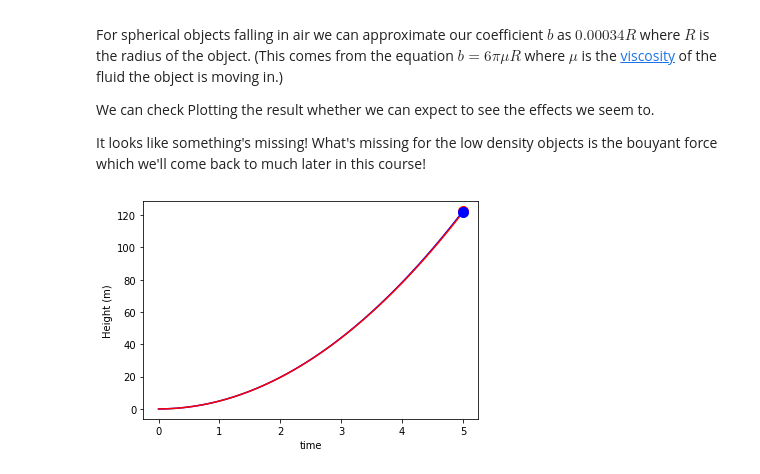
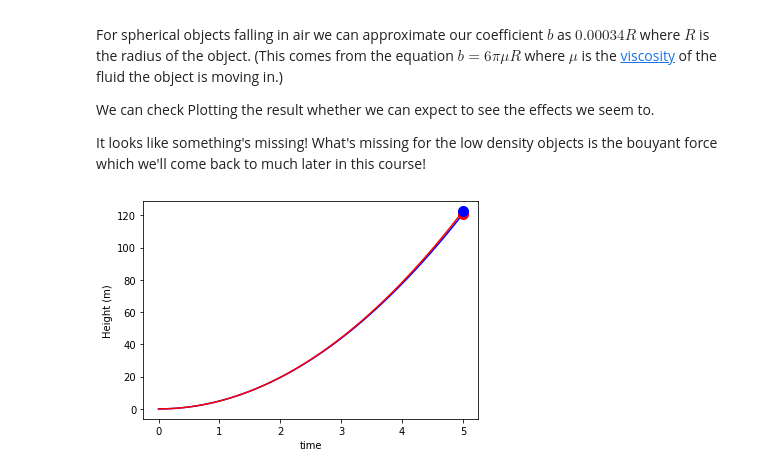
Before and after one commit to marivifs-teaching/PHY141, a Jupyter notebook: Lectures/Lec7.ipynb, the cells around one changed output. Cells and saved outputs as stored; diff of their text form; code cells hidden in the pictures.

```diff
--- a/Lectures/Lec7.ipynb
+++ b/Lectures/Lec7.ipynb
@@ -252,13 +252,15 @@ We can check Plotting the result whether we can expect to see the effects we see
 It looks like something's missing! What's missing for the low density objects is the bouyant force which we&#039;ll come back to much later in this course!
 # %%
 # Check if two objects of same size but different masses fall at different times
-
+import numpy as np
+from matplotlib import pyplot as plt
+from matplotlib import animation
 R = np.zeros(2)
 m = np.zeros(2)
 g = 9.8 #m/s2
-R[0] = 1 #m  T
-R[1] = 1 #m
-m[0] = 1 #kg
+R[0] = 0.25 #m  T
+R[1] = 0.05 #m
+m[0] = 0.01 #kg
 m[1] = 0.1 #kg
 mu = 1.81e-5 #kg/m/s
 b = R * 6 *np.pi*mu
@@ -272,34 +274,34 @@ y = np.zeros((2,len(t)))
 y[0] = c1[0]*t + c2[0]*(np.exp(c3[0]*t)-1)
 y[1] = c1[1]*t + c2[1]*(np.exp(c3[1]*t)-1)
 #plt.plot(t,-y[0],t,-y[1])
 
 # Define the meta data for the movie
 FFMpegWriter = animation.writers['ffmpeg']
 metadata = dict(title='Object falling in Drag', artist='Matplotlib')
 writer = FFMpegWriter(fps=50, metadata=metadata)
 
 # Initialize the movie
 fig = plt.figure()
 
 # plot the trajectory
 trj0_line, = plt.plot(t, y[0], 'b')
 trj1_line, = plt.plot(t, y[1], 'r')
 red_circle, = plt.plot([], [], 'ro', markersize = 10)
 blue_circle, = plt.plot([], [], 'bo', markersize = 10)
 plt.xlabel('time')
 plt.ylabel('Height (m)')
 
 # Update the frames for the movie
 with writer.saving(fig, "drag.mp4", 100):
     for i in range(n):
         x0 = t[i]
         y0 = y[0,i]
         y1 = y[1,i]
         red_circle.set_data(x0, y0)
         blue_circle.set_data(x0, y1)
         writer.grab_frame()
 # %% [output]
-[figure, old version]
+[figure, new version]
 # %%
 from IPython.display import HTML
 
```
Also changed, not shown: parts of 1 cell of this notebook, 7 other files.
